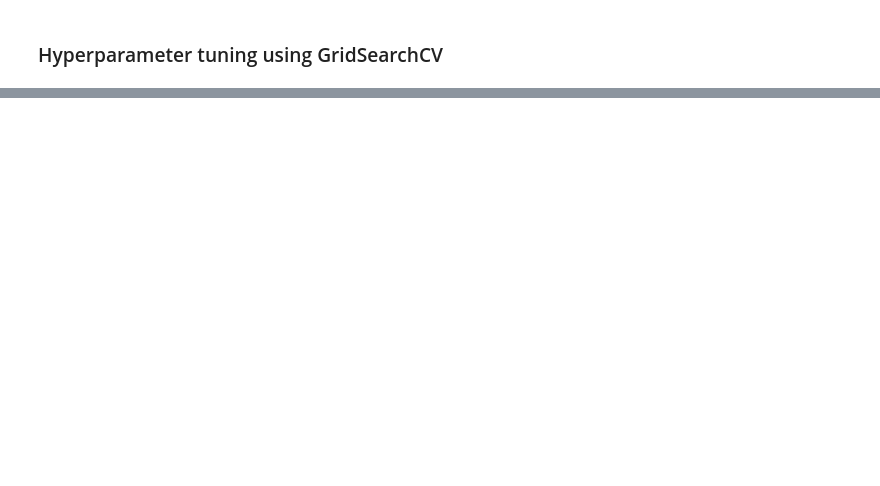
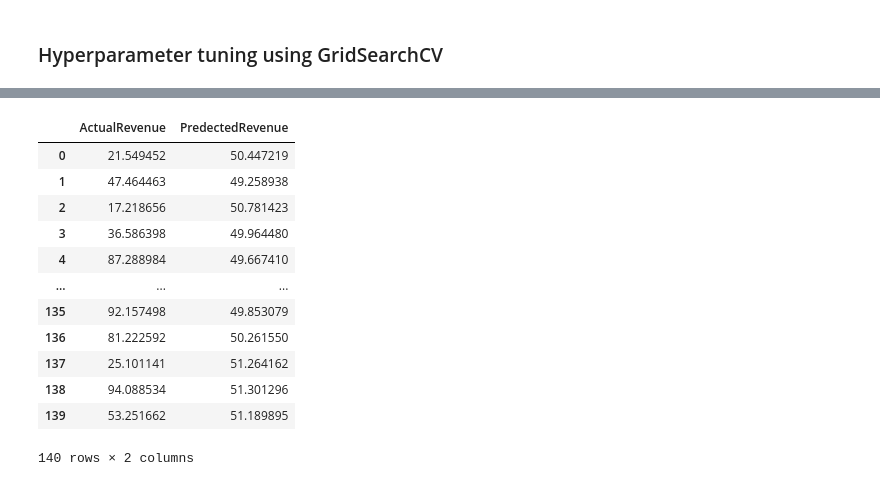
Before and after one commit to Fawazaro213/regressor-project, a Jupyter notebook: regressor-problem.ipynb, the cells around one changed output, grey strips where cells are left out. Drawn from its saved outputs; the diff is of its cells as text; code cells hidden in the pictures; blank space fills up the shorter version.

```diff
--- a/regressor-problem.ipynb
+++ b/regressor-problem.ipynb
@@ -171,2 +190,0 @@ model.score(X_test, y_test)
-# %%
-y_preds = model.predict(X_test)
@@ -370,0 +364,19 @@ result
+# %%
+df_preds = pd.DataFrame()
+df_preds["ActualRevenue"] = df["y"][:140]
+df_preds["PredectedRevenue"] = y_preds
+df_preds
+# %% [output]
+|  | ActualRevenue | PredectedRevenue |
+| 0 | 21.549452 | 50.447219 |
+| 1 | 47.464463 | 49.258938 |
+| 2 | 17.218656 | 50.781423 |
+| 3 | 36.586398 | 49.964480 |
+| 4 | 87.288984 | 49.667410 |
+| ... | ... | ... |
+| 135 | 92.157498 | 49.853079 |
+| 136 | 81.222592 | 50.261550 |
+| 137 | 25.101141 | 51.264162 |
+| 138 | 94.088534 | 51.301296 |
+| 139 | 53.251662 | 51.189895 |
+140 rows × 2 columns
```
Also changed, not shown: parts of 44 cells of this notebook.
